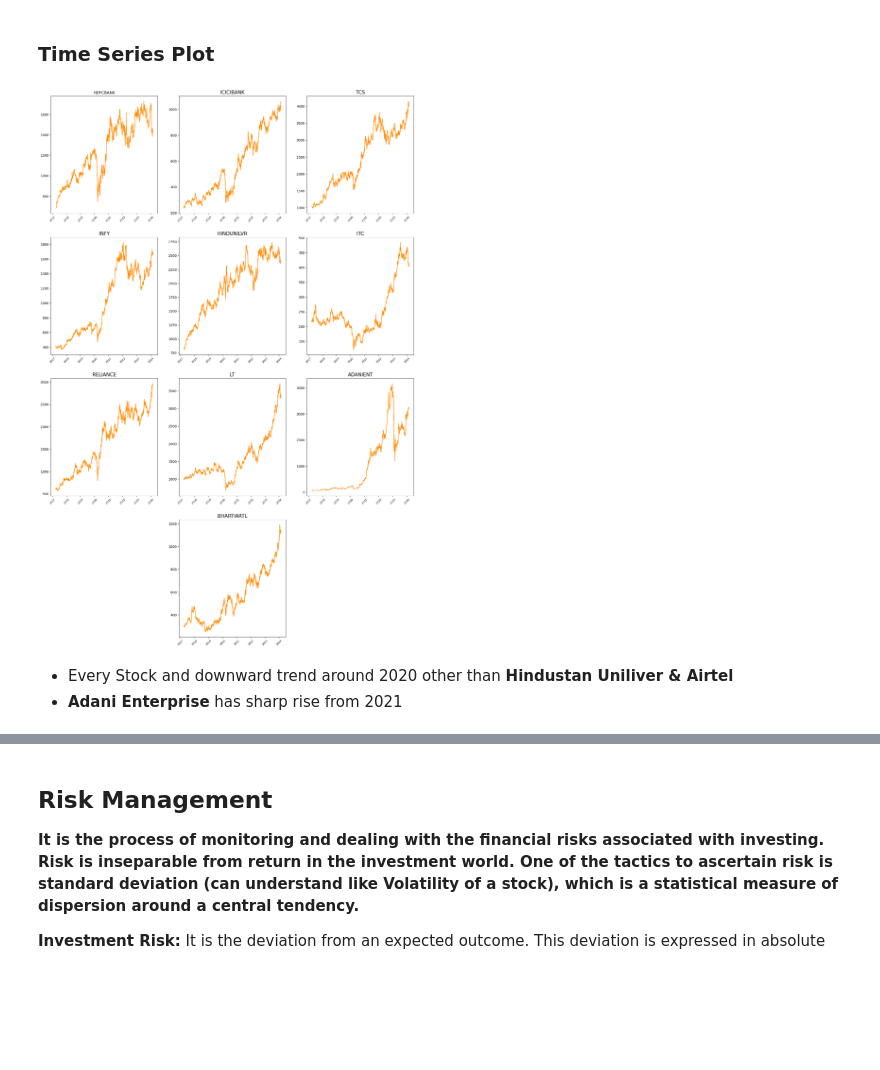
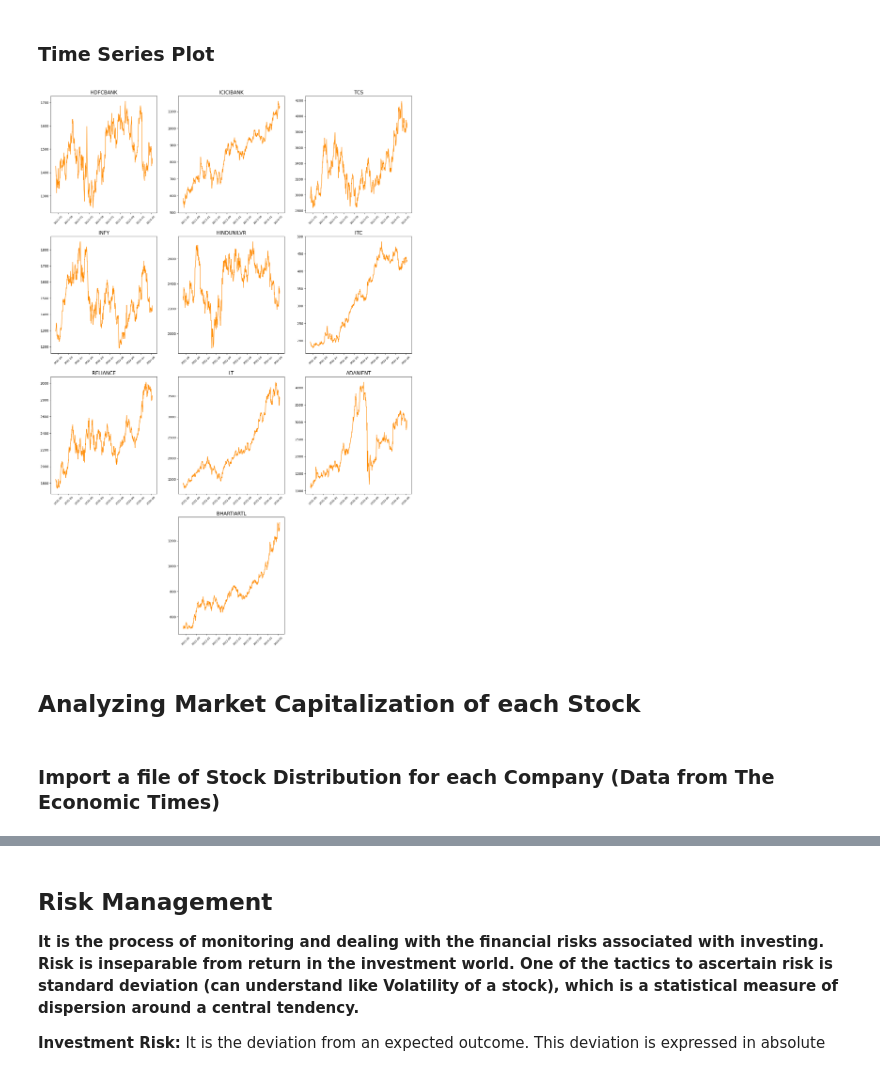
Before and after one commit to VIDIT-9/Portfolio-Optimization, a Jupyter notebook: Portifolio Optimization.ipynb, the cells around one changed output, grey strips where cells are left out. Drawn from its saved outputs; the diff is of its cells as text; code cells hidden in the pictures; blank space fills up the shorter version.

```diff
--- a/Portifolio Optimization.ipynb
+++ b/Portifolio Optimization.ipynb
@@ -31,7 +31,7 @@ warnings.filterwarnings(action= 'ignore')
 * BHARTIARTL - Bharti Airtel (Telecom)
 * ^NSE - Nifty 50 index (enchmark index that represents the performance of the 50 largest and most liquid stocks listed on the NSE)
 # %%
-start_date = '2017-04-01'
+start_date = '2021-04-01'
 
 HDFCBANK = yf.download('HDFCBANK.NS', start=start_date)
 ICICIBANK = yf.download('ICICIBANK.NS', start=start_date)
@@ -79,7 +79,7 @@ plt.figure(figsize=(20,30))
 
 plt.subplot(4,3,1)
 plt.plot(HDFCBANK['Adj Close'], label='HDFCBANK', color='darkorange')
-plt.title('HDFCBANK')
+plt.title('HDFCBANK', fontsize=15)
 plt.xticks(fontsize=8,rotation=45)
 
 
@@ -103,34 +103,35 @@ plt.plot(HINDUNILVR['Adj Close'], color='darkorange')
 plt.title('HINDUNILVR', fontsize=15)
 plt.xticks(fontsize=8,rotation=45)
 
 plt.subplot(4,3,6)
 plt.plot(ITC['Adj Close'], color='darkorange')
 plt.title('ITC', fontsize=15)
 plt.xticks(fontsize=8,rotation=45)
 
 plt.subplot(4,3,7)
 plt.plot(RELIANCE['Adj Close'], color='darkorange')
 plt.title('RELIANCE', fontsize=15)
 plt.xticks(fontsize=8,rotation=45)
 
 plt.subplot(4,3,8)
 plt.plot(LT['Adj Close'], color='darkorange')
 plt.title('LT', fontsize=15)
 plt.xticks(fontsize=8,rotation=45)
 
 plt.subplot(4,3,9)
 plt.plot(ADANIENT['Adj Close'], color='darkorange')
 plt.title('ADANIENT', fontsize=15)
 plt.xticks(fontsize=8,rotation=45)
 
 plt.subplot(4,3,11)
 plt.plot(BHARTIARTL['Adj Close'], color='darkorange')
 plt.title('BHARTIARTL', fontsize=15)
 plt.xticks(fontsize=8,rotation=45)
 
 plt.show()
 # %% [output]
-[figure, old version]
+[figure, new version]
-# %% [markdown]
-* Every Stock and downward trend around 2020 other than **Hindustan Uniliver & Airtel**
-* **Adani Enterprise** has sharp rise from 2021
+# %% [markdown]
+## Analyzing Market Capitalization of each Stock
+# %% [markdown]
+### Import a file of Stock Distribution for each Company (Data from The Economic Times)
```
Also changed, not shown: parts of 39 cells of this notebook.
